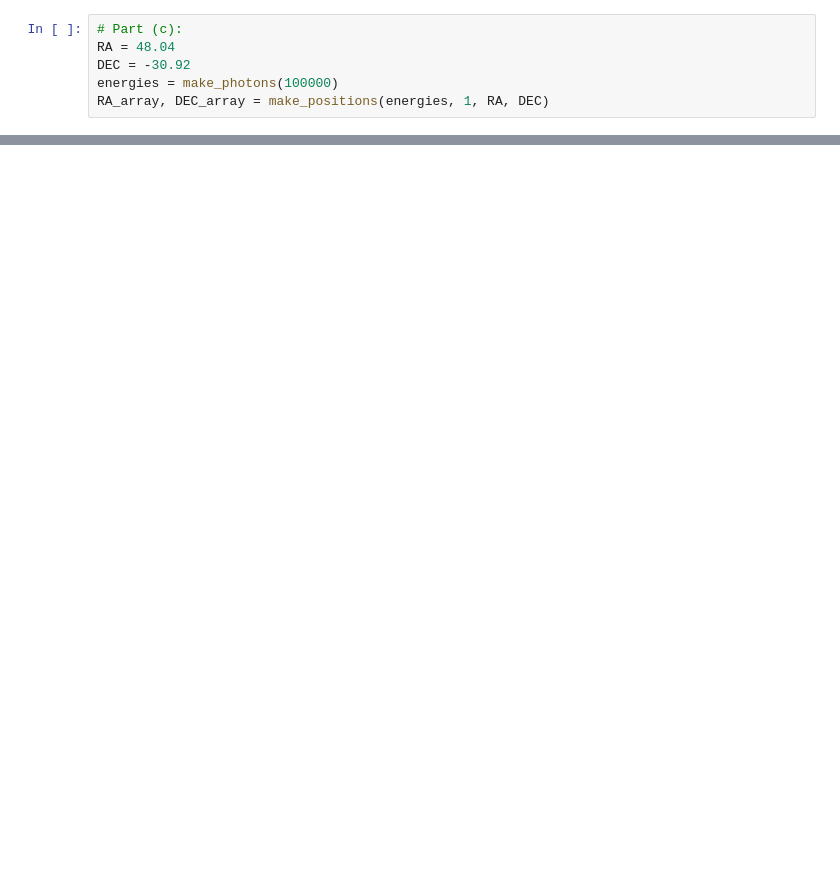
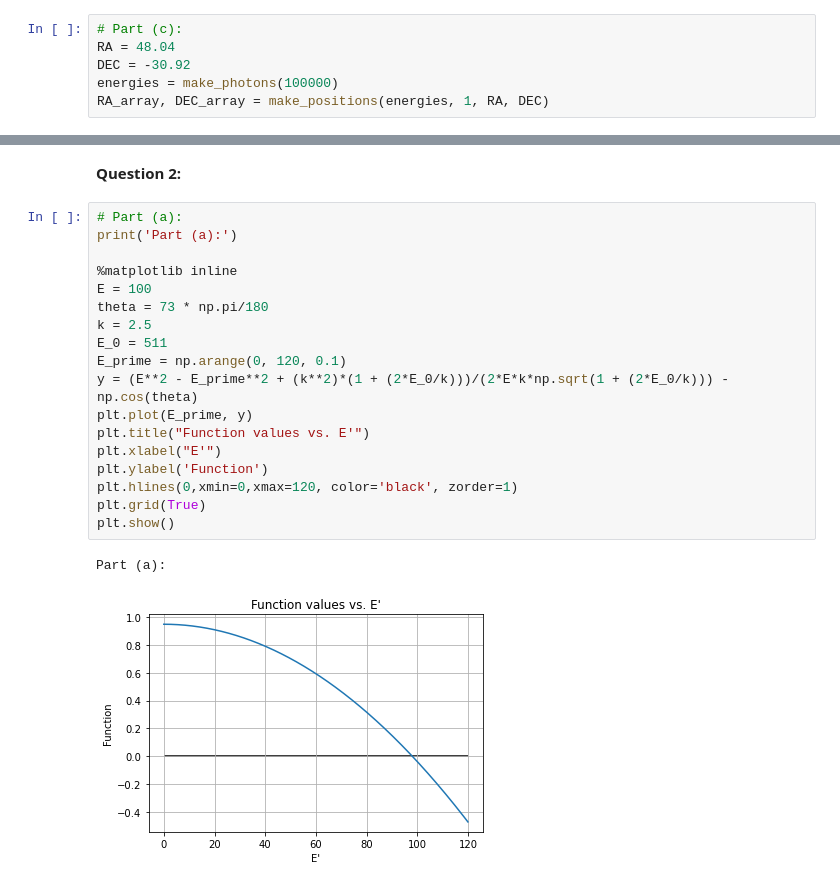
Before and after one commit to JSheare/Computational-Physics, a Jupyter notebook: Exercise Set 4.ipynb, the cells around one changed output, grey strips where cells are left out. Saved outputs shown, nothing was run; the diff lists cells and outputs as text; blank space fills up the shorter version.

```diff
--- a/Exercise Set 4.ipynb
+++ b/Exercise Set 4.ipynb
@@ -135,0 +211,23 @@ The red dot is the location of the pulsar.
+# %% [markdown]
+**Question 2:**
+# %%
+# Part (a):
+print('Part (a):')
+
+%matplotlib inline
+E = 100
+theta = 73 * np.pi/180
+k = 2.5
+E_0 = 511
+E_prime = np.arange(0, 120, 0.1)
+y = (E**2 - E_prime**2 + (k**2)*(1 + (2*E_0/k)))/(2*E*k*np.sqrt(1 + (2*E_0/k))) - np.cos(theta)
+plt.plot(E_prime, y)
+plt.title("Function values vs. E'")
+plt.xlabel("E'")
+plt.ylabel('Function')
+plt.hlines(0,xmin=0,xmax=120, color='black', zorder=1)
+plt.grid(True)
+plt.show()
+# %% [output]
+Part (a):
+[figure, added]
```
Also changed, not shown: parts of 13 cells of this notebook.
